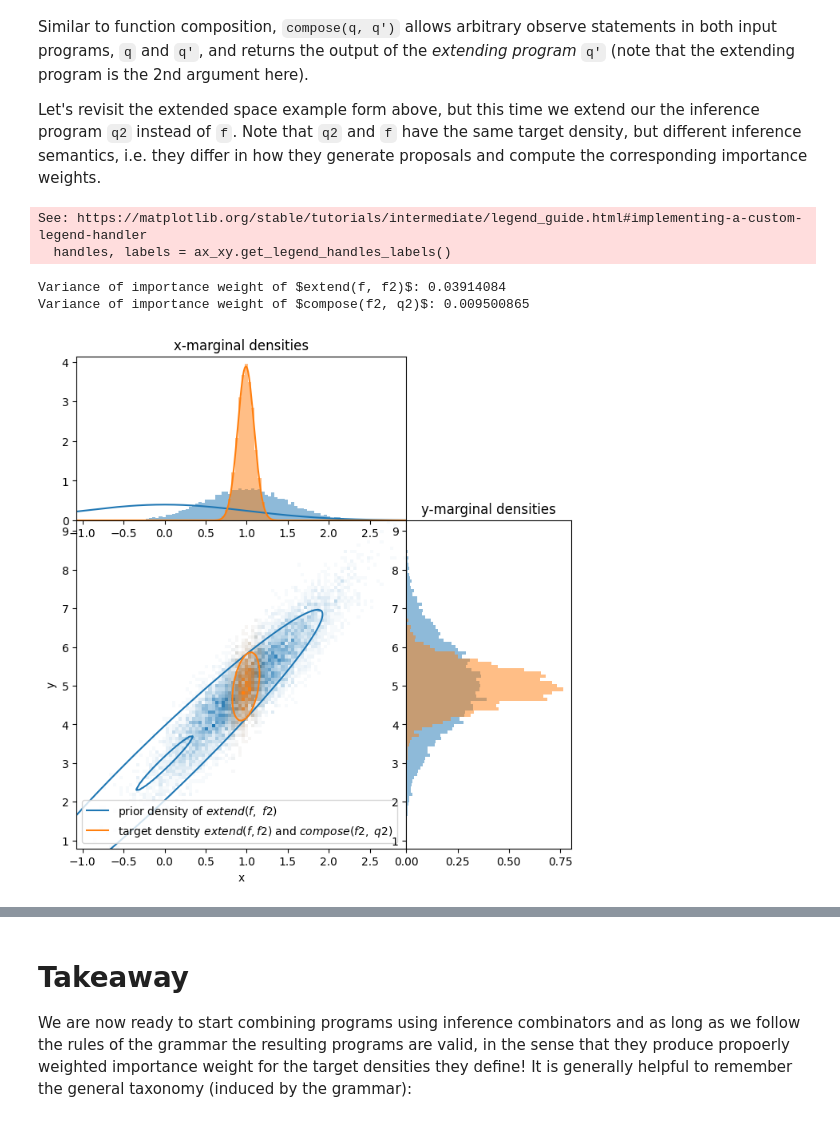
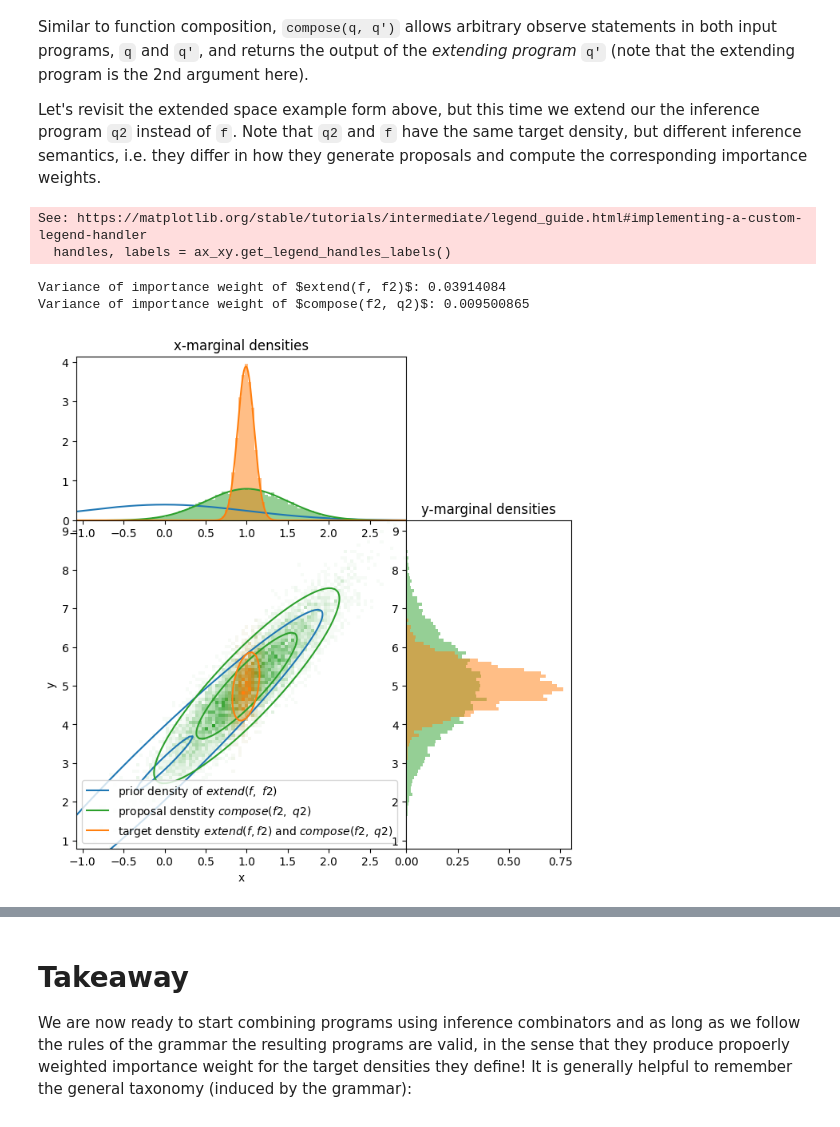
Before and after one commit to jax-ml/coix, a Jupyter notebook: notebooks/tutorial_part1_intro.ipynb, the cells around one changed output, grey strips where cells are left out. Drawn from its saved outputs; the diff is of its cells as text; code cells hidden in the pictures.

```diff
--- a/notebooks/tutorial_part1_intro.ipynb
+++ b/notebooks/tutorial_part1_intro.ipynb
@@ -178,7 +176,7 @@ Let's see what happens when we extend the primitive program `f` with another pri
 # %%
 from matplotlib import colors, lines, gridspec
 
-def plot_extended_density_samples(p, name_x="x", name_y="y"):
+def plot_extended_density_samples(p, name_x="x", name_y="y", color1="C0", color2="C1"):
     p_batch = numpyro.plate("particle_plate", 10000)(p)
     out, trace, metrics = traced_evaluate(p_batch, seed=0)()
     out_rs, trace_rs, metrics_rs = traced_evaluate(coix.resample(p_batch), seed=0)()
@@ -189,21 +187,21 @@ def plot_extended_density_samples(p, name_x="x", name_y="y"):
     gs = gridspec.GridSpec(3, 3, wspace=0, hspace=0)
 
     ax_xy = plt.subplot(gs[1:3, :2])
-    cmap_c0 = colors.LinearSegmentedColormap.from_list('c0_alpha', [colors.colorConverter.to_rgba('C0', alpha=0), colors.colorConverter.to_rgba('C0', alpha=1)], 256)
-    cmap_c1 = colors.LinearSegmentedColormap.from_list('c1_alpha', [colors.colorConverter.to_rgba('C1', alpha=0), colors.colorConverter.to_rgba('C1', alpha=1)], 256)
+    cmap_c0 = colors.LinearSegmentedColormap.from_list('c0_alpha', [colors.colorConverter.to_rgba(color1, alpha=0), colors.colorConverter.to_rgba(color1, alpha=1)], 256)
+    cmap_c1 = colors.LinearSegmentedColormap.from_list('c1_alpha', [colors.colorConverter.to_rgba(color2, alpha=0), colors.colorConverter.to_rgba(color2, alpha=1)], 256)
     ax_xy.hist2d(xs, ys, bins=100, density=True, label="approx. samples from extended target density", cmap=cmap_c0)
     ax_xy.hist2d(xs, ys, bins=100, density=True, weights=ws, label="approx. samples from extended target density", cmap=cmap_c1)
     ax_xy.set(xlabel=name_x, ylabel=name_y)
 
     ax_x = plt.subplot(gs[0, :2], sharex=ax_xy)
     ax_x.set(title=f"{name_x}-marginal densities")
-    ax_x.hist(xs, bins=100, align='mid', density=True, alpha=0.5, color="C0")
-    ax_x.hist(xs, bins=100, weights=ws, align='mid', density=True, alpha=0.5, color="C1")
+    ax_x.hist(xs, bins=100, align='mid', density=True, alpha=0.5, color=color1)
+    ax_x.hist(xs, bins=100, weights=ws, align='mid', density=True, alpha=0.5, color=color2)
 
     ax_y = plt.subplot(gs[1:3, 2], sharey=ax_xy)
     ax_y.set(title=f"{name_y}-marginal densities")
-    ax_y.hist(ys, bins=100, orientation='horizontal', align='mid', density=True, alpha=0.5, color="C0")
-    ax_y.hist(ys, bins=100, weights=ws, align='mid', density=True, orientation='horizontal', alpha=0.5, color="C1")
+    ax_y.hist(ys, bins=100, orientation='horizontal', align='mid', density=True, alpha=0.5, color=color1)
+    ax_y.hist(ys, bins=100, weights=ws, align='mid', density=True, orientation='horizontal', alpha=0.5, color=color2)
     return ax_xy, ax_x, ax_y
 
 def f2(x):
@@ -230,7 +228,7 @@ ax_xy.contour(m_xy[..., 0], m_xy[..., 1], m_p_target, levels=[0.05, 0.3], colors
 handles, labels = ax_xy.get_legend_handles_labels()
 handles.extend([lines.Line2D([0], [0], label='prior density of $extend(f,\ f2)$', color='C0'),
                 lines.Line2D([0], [0], label='target denstity of $extend(f,\ f2)$', color='C1')])
-ax_xy.legend(handles=handles, loc="lower left")
+ax_xy.legend(handles=handles, loc="lower left");
 # %% [output]
 See: https://matplotlib.org/stable/tutorials/intermediate/legend_guide.html#implementing-a-custom-legend-handler
   handles, labels = ax_xy.get_legend_handles_labels()
@@ -325,6 +322,12 @@ Let's build some intuition by writing a proposal program for out example program
 def q():
     x = numpyro.sample("x", dist.Normal(1, 0.5))
     return (x,)
+
+def log_proposal_density(x):
+    return dist.Normal(1, 0.5).log_prob(x)
+
+log_extended_proposal_density = lambda x, y: log_proposal_density(x) + log_extend_density(x, y)
+
 
 f_batch = numpyro.plate("particle_plate", 10000)(f)
 q_batch = numpyro.plate("particle_plate", 10000)(q)
@@ -342,10 +345,10 @@ print("Variance and ess of importance weight using the new proposal as a proposa
 
 plt.plot(xrange_target, np.exp(normalized_log_target_density(xrange_target)), label="target density", color="C1")
 plt.plot(xrange_target, np.exp(log_prior_density(xrange_target)), label="prior density", color="C0")
-plt.plot(xrange_target, np.exp(dist.Normal(1, 0.5).log_prob(xrange_target)), label="new proposal density", color="C2")
+plt.plot(xrange_target, np.exp(log_proposal_density(xrange_target)), label="new proposal density", color="C2")
 _ = plt.hist(approx_target_sampels, weights=weights, density=True,
              bins=100, range=(xrange_target[0], xrange_target[-1]), color="C1", alpha=0.5)
-plt.legend()
+plt.legend();
 # %% [output]
 Variance and ess of importance weight using the prior as a proposal: 0.03914084
 Variance and ess of importance weight using the new proposal as a proposal: 0.009500867
@@ -386,32 +387,36 @@ Let's revisit the extended space example form above, but this time we extend our
 # %%
 q_com = coix.compose(f2, q2)
 
 m_xy = np.dstack(np.meshgrid(xrange_ext, yrange_ext))
 m_p_target = np.exp(log_extended_target_density(*m_xy.reshape(N_x * N_y, 2).T).reshape(N_y, N_x))
 m_p_prior = np.exp(log_extended_prior_density(*m_xy.reshape(N_x * N_y, 2).T).reshape(N_y, N_x))
+m_p_proposal = np.exp(log_extended_proposal_density(*m_xy.reshape(N_x * N_y, 2).T).reshape(N_y, N_x))
 
-ax_xy, ax_x, ax_y = plot_extended_density_samples(q_com)
+ax_xy, ax_x, ax_y = plot_extended_density_samples(q_com, color1="C2")
 ax_x.plot(xrange_prior, np.exp(log_prior_density(xrange_prior)), color="C0")
+ax_x.plot(xrange_prior, np.exp(log_proposal_density(xrange_prior)), color="C2")
 ax_x.plot(xrange_prior, np.exp(normalized_log_target_density(xrange_prior)), color="C1")
 ax_xy.contour(m_xy[..., 0], m_xy[..., 1], m_p_prior, levels=[0.05, 0.3], colors="C0")
+ax_xy.contour(m_xy[..., 0], m_xy[..., 1], m_p_proposal, levels=[0.05, 0.3], colors="C2")
 ax_xy.contour(m_xy[..., 0], m_xy[..., 1], m_p_target, levels=[0.05, 0.3], colors="C1")
 handles, labels = ax_xy.get_legend_handles_labels()
 handles.extend([lines.Line2D([0], [0], label='prior density of $extend(f,\ f2)$', color='C0'),
+                lines.Line2D([0], [0], label='proposal denstity $compose(f2,\ q2)$', color='C2'),
                 lines.Line2D([0], [0], label='target denstity $extend(f, f2)$ and $compose(f2,\ q2)$', color='C1')])
 ax_xy.legend(handles=handles, loc="lower left")
 
 _, f_ext_trace, f_ext_metrics = traced_evaluate(numpyro.plate("particle_plate", 10000)(p_ext), seed=0)()
 _, _, q_com_metrics = traced_evaluate(q_com, seed=0)()
 w_ext = np.exp(f_ext_metrics["log_weight"])
 w_com = np.exp(q_com_metrics["log_weight"])
 print("Variance of importance weight of $extend(f, f2)$:", np.var(w_ext))
 print("Variance of importance weight of $compose(f2, q2)$:", np.var(w_com))
 # %% [output]
 See: https://matplotlib.org/stable/tutorials/intermediate/legend_guide.html#implementing-a-custom-legend-handler
   handles, labels = ax_xy.get_legend_handles_labels()
 Variance of importance weight of $extend(f, f2)$: 0.03914084
 Variance of importance weight of $compose(f2, q2)$: 0.009500865
-[figure, old version]
+[figure, new version]
 # %% [markdown]
 Extending the inference program `q2` instead of the primitive program `f`, results in better coverage of the extended target density, as `q1` uses `q` as a proposal instead of the program prior of `f`. This is again reflected in the variance of the importance weights. Note that the variances are exactly the same as for the non-extended example above. This is because we extended/composed our programs with a kernel program `f2`, which does not have any observe statements (and we use the same random seed). As a consequence the prior and target density of the kernel program are the same and cancel out of the final importance weight.
 
```
Also changed, not shown: parts of 9 cells of this notebook, 2 other files.
